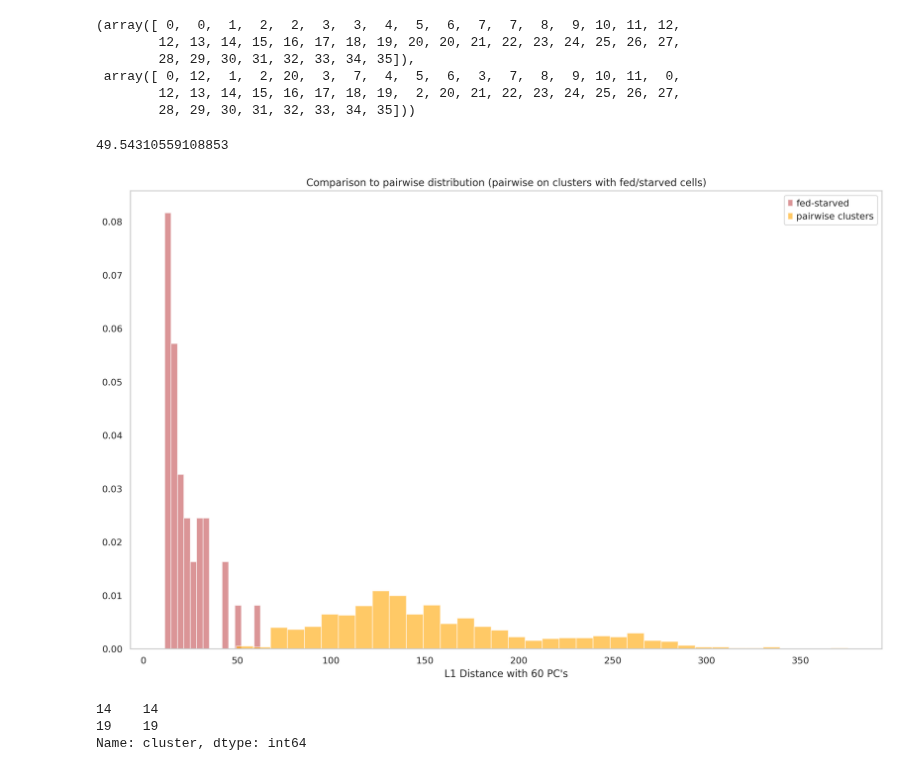
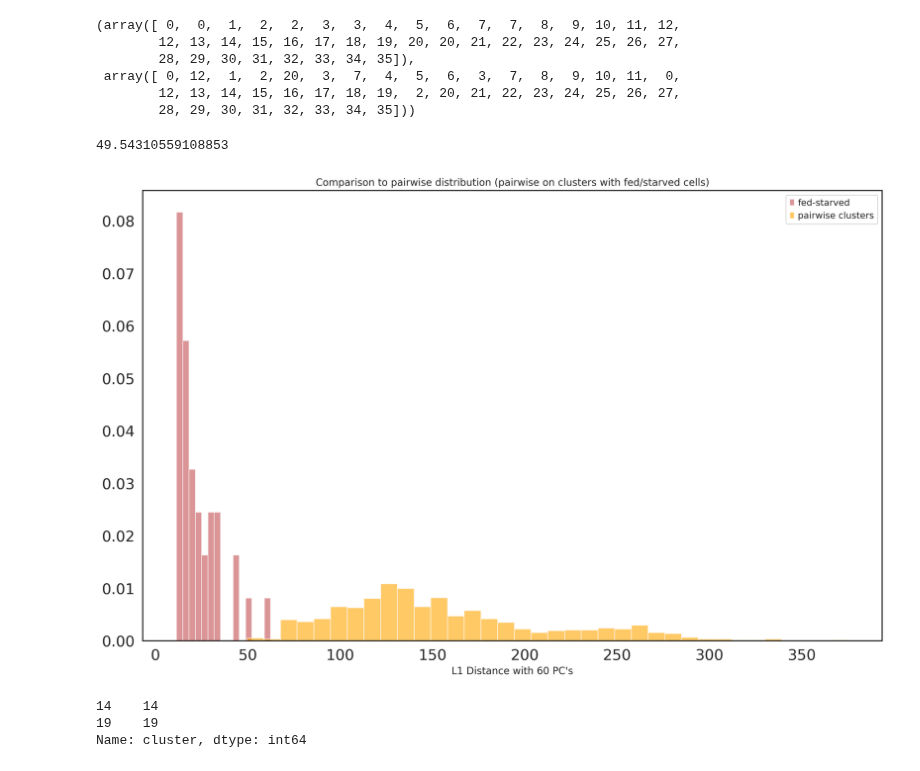
Before and after one commit to pachterlab/CWGFLHGCCHAP_2021, a Jupyter notebook: notebooks/ComparativeDistanceAnalysis/allDistanceCalculations.ipynb, the cells around one changed output. Cells and saved outputs as stored; diff of their text form; code cells hidden in the pictures.

Commit message:
Udpate plotting

```diff
--- a/notebooks/ComparativeDistanceAnalysis/allDistanceCalculations.ipynb
+++ b/notebooks/ComparativeDistanceAnalysis/allDistanceCalculations.ipynb
@@ -471,20 +475,24 @@ np.where(pairCentroid_dists < 62)
 # %%
 max(pairCentroid_dists.reshape((36*36,)))
 reshape_noZero = [i for i in pairCentroid_dists.reshape((36*36,)) if i != 0]
 print(np.min(reshape_noZero))
+
+matplotlib.rc('axes',edgecolor='black')
 
 plt.figure(figsize=(16,10))
 plt.hist(withinFS_Dists['fedStarv'],color='r',bins=15,alpha=0.6,label='fed-starved',density=True)
 
 plt.hist(reshape_noZero, bins=36,color = 'orange',alpha=0.6,label='pairwise clusters',density=True)
 plt.legend(loc='upper right')
 plt.title('Comparison to pairwise distribution (pairwise on clusters with fed/starved cells)')
 plt.grid(b=None)
 plt.xlabel("L1 Distance with 60 PC's")
+plt.xticks(fontsize=18)
+plt.yticks(fontsize=18)
 plt.show()
 # %% [output]
 49.54310559108853
-[figure, old version]
+[figure, new version]
 # %%
 #Area where line between cell state/type is blurred seems to be only in digestive endodermal clusters 14,19 (strong metabolic responses to starvation)
 outlier_clus = withinFS_Dists[withinFS_Dists.fedStarv> 46.69]['cluster']
```
Also changed, not shown: parts of 2 cells of this notebook.
